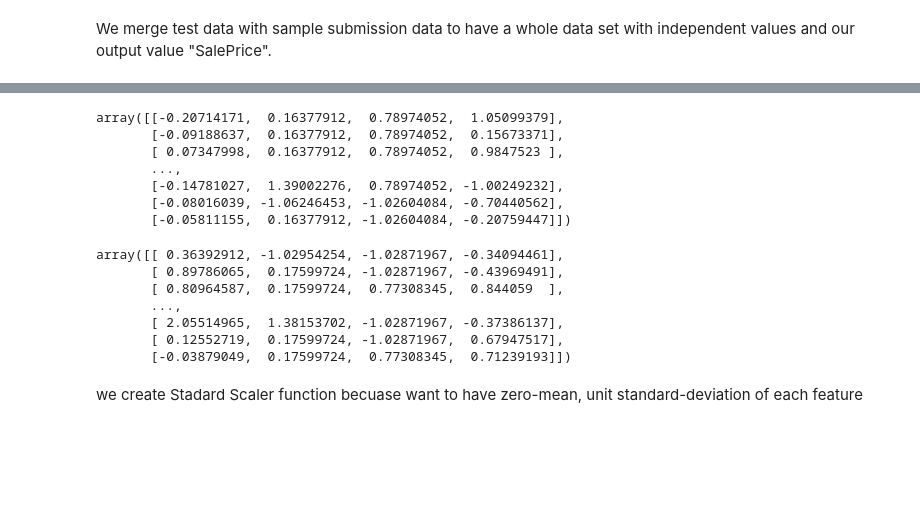
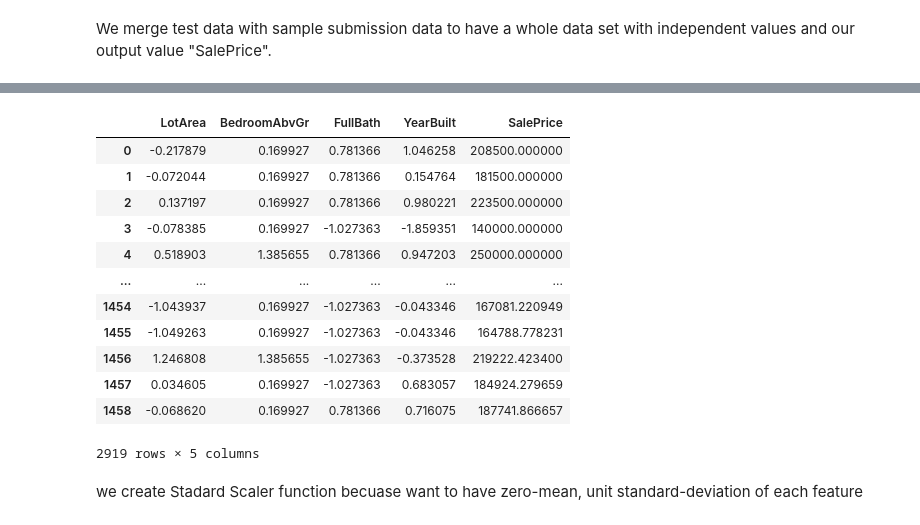
Before and after one commit to lazaryan159/TCO_Academy, a Jupyter notebook: knn_project_2.ipynb, the cells around one changed output, grey strips where cells are left out. Saved outputs shown, nothing was run; the diff lists cells and outputs as text; code cells hidden in the pictures; blank space fills up the shorter version.

```diff
--- a/knn_project_2.ipynb
+++ b/knn_project_2.ipynb
@@ -73,7 +73,7 @@ In this code cell we filling Nan values of our train and test datas with data me
 # %% [markdown]
 Merge sample_submission.csv to test.csv to get the actual SalesPrice for test set.
 # %%
-merged_df = pd.merge(test, sample, how='outer')
+merged_df = pd.merge(test, sample, on = 'Id')
 merged_df
 # %% [output]
 |  | Id | MSSubClass | MSZoning | LotFrontage | LotArea | Street | Alley | LotShape | LandContour | ... |
@@ -91,3 +91,8 @@ merged_df
 1459 rows × 81 columns
 # %% [markdown]
 We merge test data with sample submission data to have a whole data set with independent values and our output value "SalePrice".
+# %%
+full = pd.concat([train, merged_df])
+# %%
+full = full[['LotArea','BedroomAbvGr','FullBath','YearBuilt','SalePrice']]
+full.head()
@@ -94,26 +115,21 @@ We merge test data with sample submission data to have a whole data set with ind
 # %%
 scaler = StandardScaler()
-scaled_data = scaler.fit_transform(train[['LotArea', 'BedroomAbvGr', 'FullBath', 'YearBuilt']])
-scaled_data
+full[['LotArea', 'BedroomAbvGr', 'FullBath', 'YearBuilt']] = scaler.fit_transform(full[['LotArea', 'BedroomAbvGr', 'FullBath', 'YearBuilt']])
+full
 # %% [output]
+|  | LotArea | BedroomAbvGr | FullBath | YearBuilt | SalePrice |
+| 0 | -0.217879 | 0.169927 | 0.781366 | 1.046258 | 208500.000000 |
+| 1 | -0.072044 | 0.169927 | 0.781366 | 0.154764 | 181500.000000 |
+| 2 | 0.137197 | 0.169927 | 0.781366 | 0.980221 | 223500.000000 |
+| 3 | -0.078385 | 0.169927 | -1.027363 | -1.859351 | 140000.000000 |
+| 4 | 0.518903 | 1.385655 | 0.781366 | 0.947203 | 250000.000000 |
+| ... | ... | ... | ... | ... | ... |
+| 1454 | -1.043937 | 0.169927 | -1.027363 | -0.043346 | 167081.220949 |
+| 1455 | -1.049263 | 0.169927 | -1.027363 | -0.043346 | 164788.778231 |
+| 1456 | 1.246808 | 1.385655 | -1.027363 | -0.373528 | 219222.423400 |
+| 1457 | 0.034605 | 0.169927 | -1.027363 | 0.683057 | 184924.279659 |
+| 1458 | -0.068620 | 0.169927 | 0.781366 | 0.716075 | 187741.866657 |
-array([[-0.20714171,  0.16377912,  0.78974052,  1.05099379],
-       [-0.09188637,  0.16377912,  0.78974052,  0.15673371],
-       [ 0.07347998,  0.16377912,  0.78974052,  0.9847523 ],
-       ...,
-       [-0.14781027,  1.39002276,  0.78974052, -1.00249232],
-       [-0.08016039, -1.06246453, -1.02604084, -0.70440562],
-       [-0.05811155,  0.16377912, -1.02604084, -0.20759447]])
+2919 rows × 5 columns
-# %%
-scaled_data_2 = scaler.fit_transform(test[['LotArea', 'BedroomAbvGr', 'FullBath', 'YearBuilt']])
-scaled_data_2
-# %% [output]
-array([[ 0.36392912, -1.02954254, -1.02871967, -0.34094461],
-       [ 0.89786065,  0.17599724, -1.02871967, -0.43969491],
-       [ 0.80964587,  0.17599724,  0.77308345,  0.844059  ],
-       ...,
-       [ 2.05514965,  1.38153702, -1.02871967, -0.37386137],
-       [ 0.12552719,  0.17599724, -1.02871967,  0.67947517],
-       [-0.03879049,  0.17599724,  0.77308345,  0.71239193]])
 # %% [markdown]
 we create Stadard Scaler function becuase want to have zero-mean, unit standard-deviation of each feature
 # %%
```
Also changed, not shown: parts of 2 cells of this notebook.
